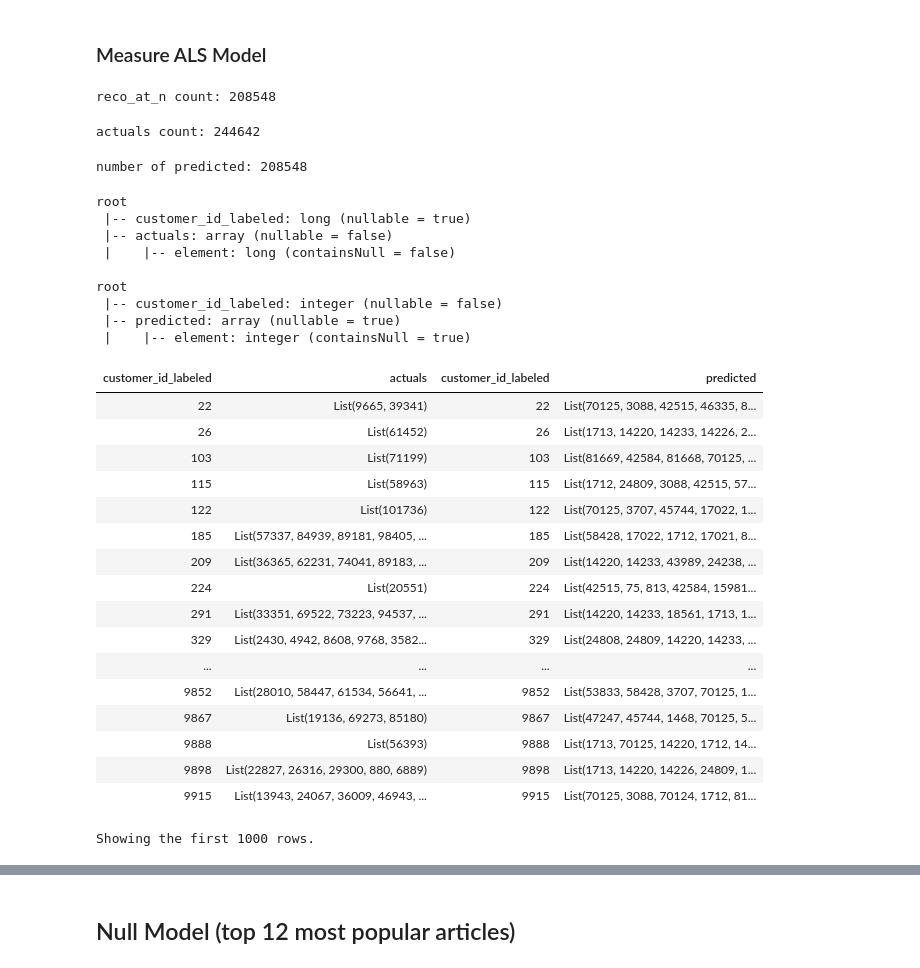
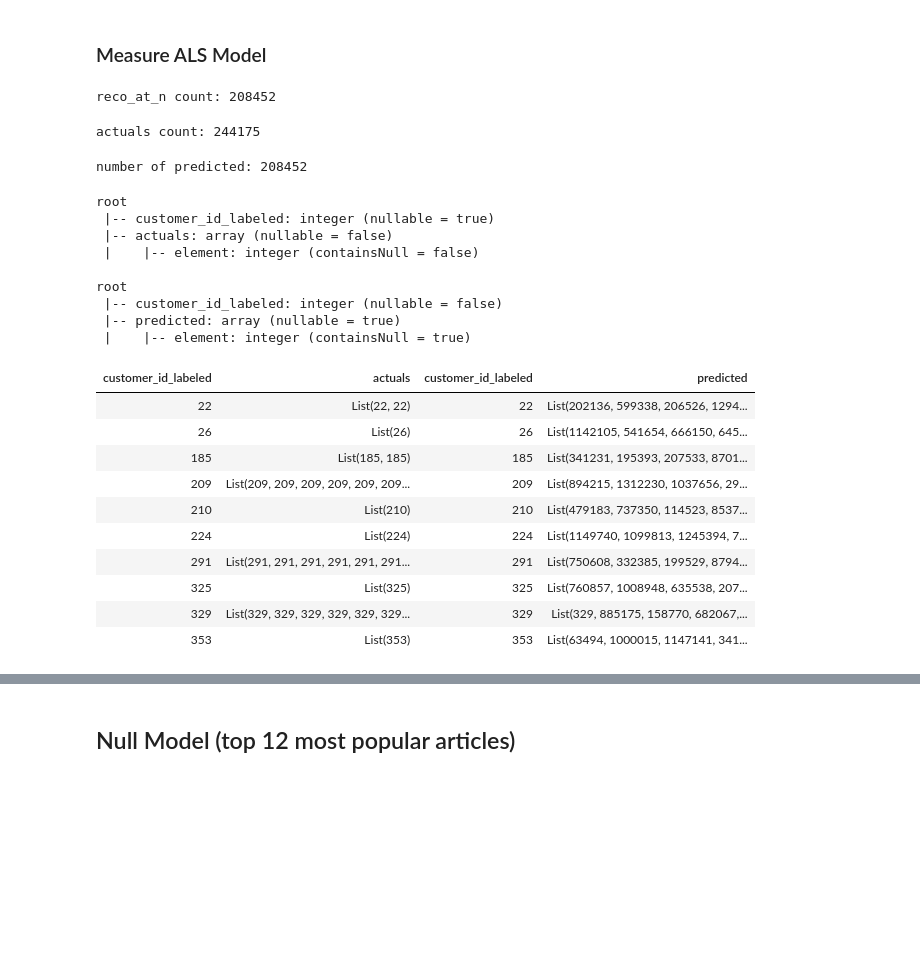
Before and after one commit to jdguerrera/capstone, a Jupyter notebook: H&M Wide and Deep_ Model Development.ipynb, the cells around one changed output, grey strips where cells are left out. Saved outputs shown, nothing was run; the diff lists cells and outputs as text; code cells hidden in the pictures; blank space fills up the shorter version.

```diff
--- a/H&M Wide and Deep_ Model Development.ipynb
+++ b/H&M Wide and Deep_ Model Development.ipynb
@@ -65,8 +68,8 @@ length als_features 6802387
 
 als_features = (
     als_features
-    .withColumn('customer_id', col('customer_id').cast('int'))
-    .withColumn('article_id', col('article_id').cast('int'))
+    .withColumn('customer_id_labeled', col('customer_id_labeled').cast('int'))
+    .withColumn('article_id_labeled', col('customer_id_labeled').cast('int'))
     .withColumn('narticles', col('narticles').cast('int'))
 )
 # tx_all.printSchema()
@@ -127,14 +101,14 @@ reco_at_n = model.recommendForUserSubset(users, 12)
 reco_at_n.createOrReplaceTempView("reco_at_n")
 print(f'reco_at_n count: {reco_at_n.count()}')
 # %% [output]
-reco_at_n count: 208548
+reco_at_n count: 208452
 # %%
 from pyspark.sql import functions as F
 
 actuals = test.groupBy('customer_id_labeled').agg(F.collect_list('article_id_labeled').alias('actuals'))
 print(f'actuals count: {actuals.count()}')
 # %% [output]
-actuals count: 244642
+actuals count: 244175
 # %%
 predicted = spark.sql("""
 select customer_id_labeled, recommendations.article_id_labeled as predicted
@@ -143,15 +117,15 @@ from reco_at_n
 
 print(f'number of predicted: {predicted.count()}')
 # %% [output]
-number of predicted: 208548
+number of predicted: 208452
 # %%
 actuals.printSchema()
 predicted.printSchema()
 # %% [output]
 root
- |-- customer_id_labeled: long (nullable = true)
+ |-- customer_id_labeled: integer (nullable = true)
  |-- actuals: array (nullable = false)
- |    |-- element: long (containsNull = false)
+ |    |-- element: integer (containsNull = false)
 
 root
  |-- customer_id_labeled: integer (nullable = false)
@@ -167,23 +141,16 @@ predicted_list = predicted_actuals \
 actuals_list = predicted_actuals \
     .select('actuals').rdd.flatMap(lambda x: x).collect()
 # %%
-display(predicted_actuals)
+display(predicted_actuals.limit(10))
 # %% [output]
 | customer_id_labeled | actuals | customer_id_labeled | predicted |
-| 22 | List(9665, 39341) | 22 | List(70125, 3088, 42515, 46335, 8... |
-| 26 | List(61452) | 26 | List(1713, 14220, 14233, 14226, 2... |
-| 103 | List(71199) | 103 | List(81669, 42584, 81668, 70125, ... |
-| 115 | List(58963) | 115 | List(1712, 24809, 3088, 42515, 57... |
-| 122 | List(101736) | 122 | List(70125, 3707, 45744, 17022, 1... |
-| 185 | List(57337, 84939, 89181, 98405, ... | 185 | List(58428, 17022, 1712, 17021, 8... |
-| 209 | List(36365, 62231, 74041, 89183, ... | 209 | List(14220, 14233, 43989, 24238, ... |
-| 224 | List(20551) | 224 | List(42515, 75, 813, 42584, 15981... |
-| 291 | List(33351, 69522, 73223, 94537, ... | 291 | List(14220, 14233, 18561, 1713, 1... |
-| 329 | List(2430, 4942, 8608, 9768, 3582... | 329 | List(24808, 24809, 14220, 14233, ... |
-| ... | ... | ... | ... |
-| 9852 | List(28010, 58447, 61534, 56641, ... | 9852 | List(53833, 58428, 3707, 70125, 1... |
-| 9867 | List(19136, 69273, 85180) | 9867 | List(47247, 45744, 1468, 70125, 5... |
-| 9888 | List(56393) | 9888 | List(1713, 70125, 14220, 1712, 14... |
-| 9898 | List(22827, 26316, 29300, 880, 6889) | 9898 | List(1713, 14220, 14226, 24809, 1... |
-| 9915 | List(13943, 24067, 36009, 46943, ... | 9915 | List(70125, 3088, 70124, 1712, 81... |
+| 22 | List(22, 22) | 22 | List(202136, 599338, 206526, 1294... |
+| 26 | List(26) | 26 | List(1142105, 541654, 666150, 645... |
+| 185 | List(185, 185) | 185 | List(341231, 195393, 207533, 8701... |
+| 209 | List(209, 209, 209, 209, 209, 209... | 209 | List(894215, 1312230, 1037656, 29... |
+| 210 | List(210) | 210 | List(479183, 737350, 114523, 8537... |
+| 224 | List(224) | 224 | List(1149740, 1099813, 1245394, 7... |
+| 291 | List(291, 291, 291, 291, 291, 291... | 291 | List(750608, 332385, 199529, 8794... |
+| 325 | List(325) | 325 | List(760857, 1008948, 635538, 207... |
+| 329 | List(329, 329, 329, 329, 329, 329... | 329 | List(329, 885175, 158770, 682067,... |
+| 353 | List(353) | 353 | List(63494, 1000015, 1147141, 341... |
-Showing the first 1000 rows.
```
Also changed, not shown: parts of 14 cells of this notebook, 2 other files.
